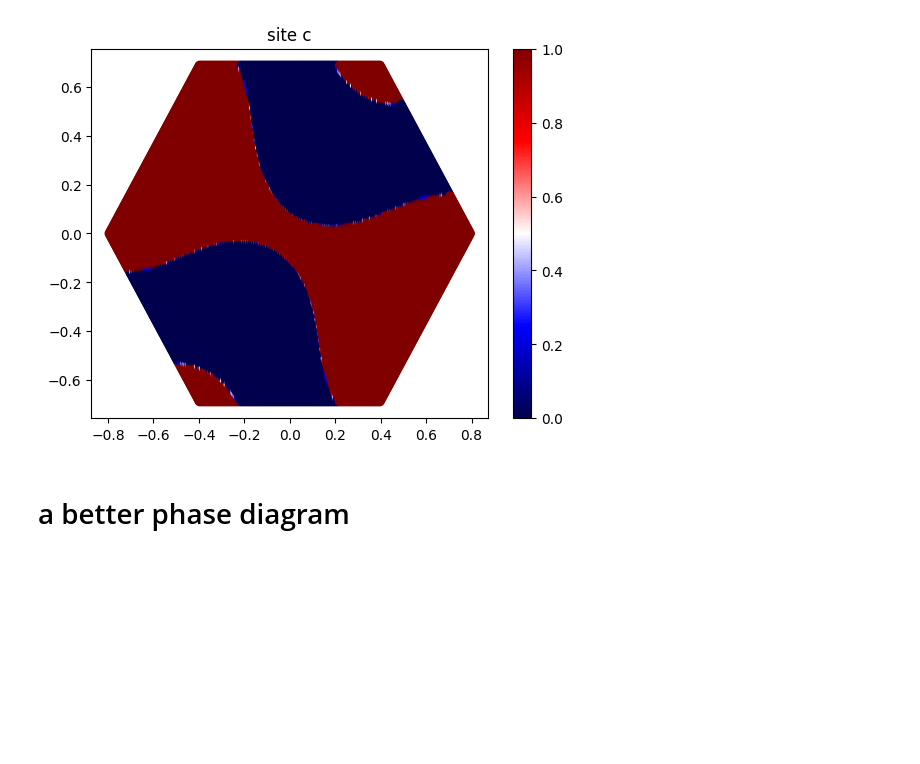
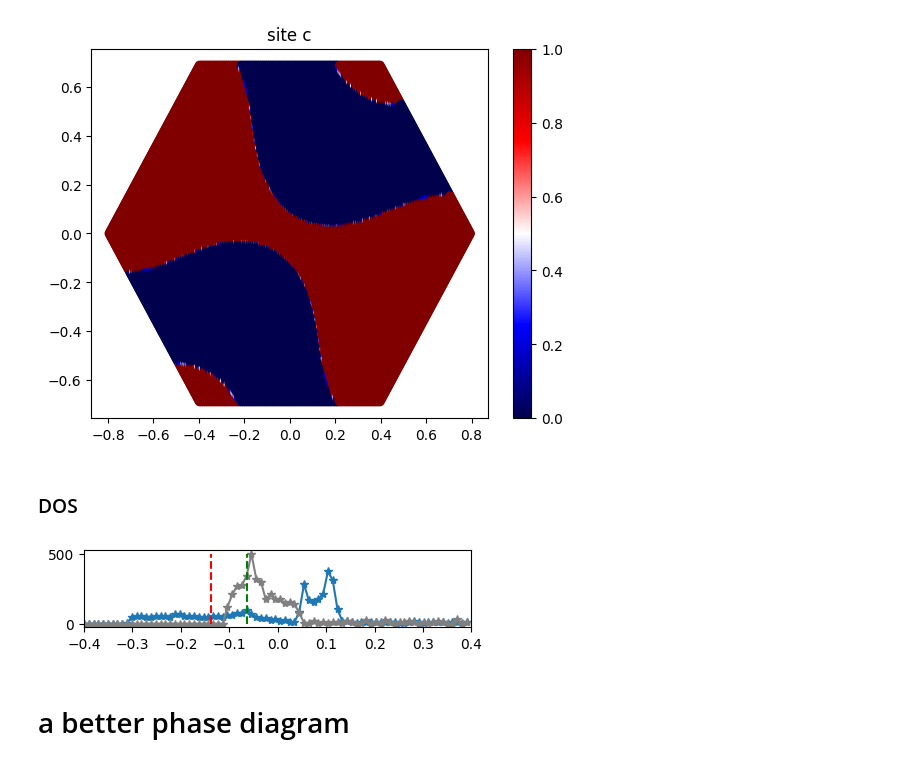
Before and after one commit to yumannhe/SCHF_auto_collinear, a Jupyter notebook: data_analysis/over_filling/phase_diagram_fixed_u_v_raio_over_filling_t_4_em4_v1_v2_nfm.ipynb, the cells around one changed output. Cells and saved outputs as stored; diff of their text form; code cells hidden in the pictures; blank space fills up the shorter version.

```diff
--- a/data_analysis/over_filling/phase_diagram_fixed_u_v_raio_over_filling_t_4_em4_v1_v2_nfm.ipynb
+++ b/data_analysis/over_filling/phase_diagram_fixed_u_v_raio_over_filling_t_4_em4_v1_v2_nfm.ipynb
@@ -366,6 +366,49 @@ plt.title('site c')
 # %% [output]
 Text(0.5, 1.0, 'site c')
 [figure]
+# %% [markdown]
+### DOS
+# %%
+# prepare the initial mean-field terms
+from functions_parameters.universal_parameters import k_mesh_points
+
+
+h_mean_u_o = dict_ref_ref['h_mean_u']
+h_mean_v_o = dict_ref_ref['h_mean_v']
+h_mean_initial_u_o = h_mean_u_o*u_input
+h_mean_initial_o = h_mean_initial_u_o[None, :, :, :] + np.einsum('Nsvmn,v->Nsmn', h_mean_v_o,v_arr)
+
+# prepare the input mean-field terms
+h_mean_input_u_o = mean_field_u(input_d, u_input)
+h_mean_input_v_o_o = hartree_spinor(a_lists, v_arr, input_d)
+h_mean_input_o_o = h_mean_input_u_o + h_mean_input_v_o_o
+# k-dependent part
+h_mean_input_v_k_o = fock_spinor(input_bond, v_arr, phase_pos)
+h_mean_input_o = h_mean_input_o_o[None, :, :, :] + h_mean_input_v_k_o
+
+e_tot = np.zeros((k_mesh_points.shape[0], 6))
+e_tot_o = np.zeros((k_mesh_points.shape[0], 3))
+for i in range(k_mesh_points.shape[0]):
+    e_o,v_o = la.eigh(Htb[i])
+    e_tot_o[i,:] = e_o
+    hup = Htb[i] + h_mean_input_o[i,0] - h_mean_initial_o[i,0]
+    e_up,v_up = la.eigh(hup)
+    hdn = Htb[i] + h_mean_input_o[i,1] - h_mean_initial_o[i,1]
+    e_dn,v_dn = la.eigh(hdn)
+    e_tot[i,:] = np.concatenate((e_up, e_dn))
+# %%
+num_bins = 81
+hist, bin_edges = np.histogram(e_tot, num_bins, (-0.4,0.4), density=False)
+hist_o, bin_edges_o = np.histogram(e_tot_o, num_bins, (-0.4,0.4), density=False)
+plt.figure(figsize=(5, 1))
+plt.plot(bin_edges[:-1], hist/2,'*-')
+plt.plot(bin_edges_o[:-1], hist_o,'*-',color='grey')
+plt.vlines(dict_ref_ref['e_fermi'], 0, np.max(hist_o), colors='green', linestyles='--')
+plt.vlines(sorted_e_fermi[filling_index, u_index,0], 0, np.max(hist_o), colors='red', linestyles='--')
+plt.xlim(-0.4,0.4)
+plt.show()
+# %% [output]
+[figure, added]
 # %% [markdown]
 # a better phase diagram
 # %%
```
Also changed, not shown: 2 other files.
